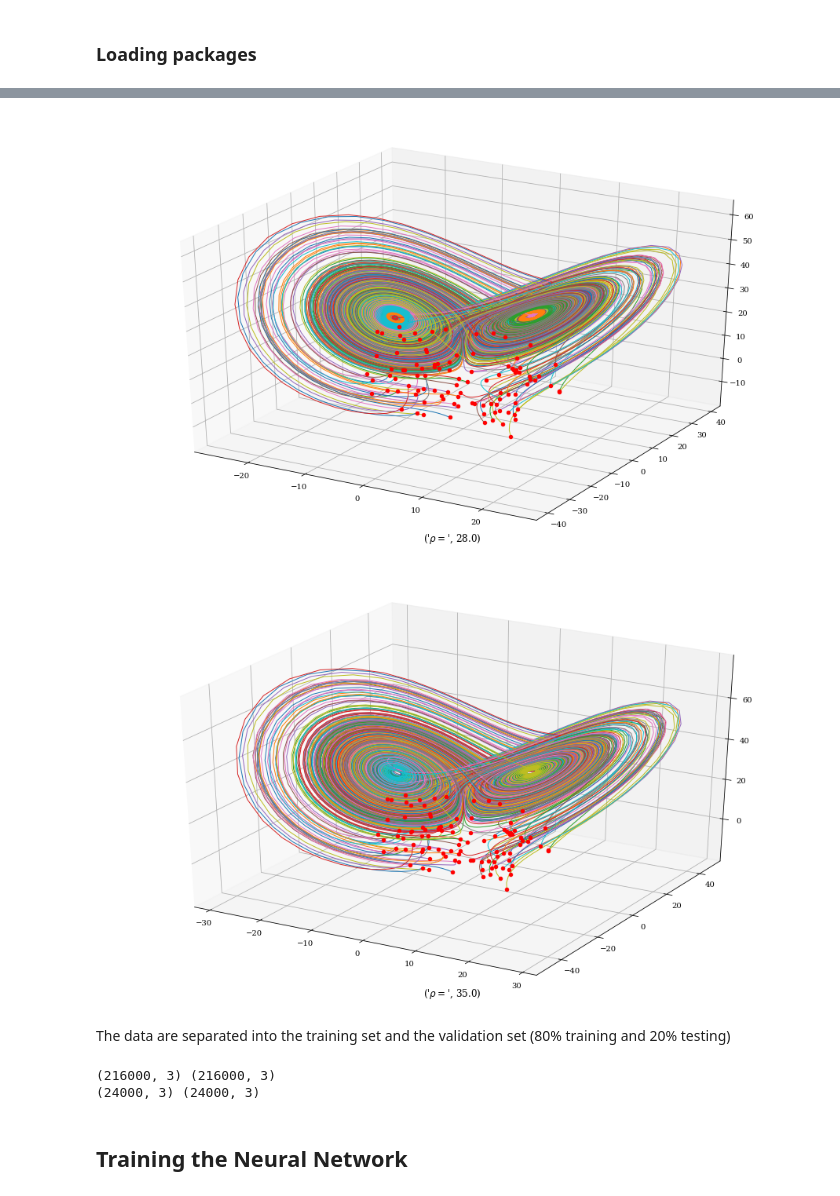
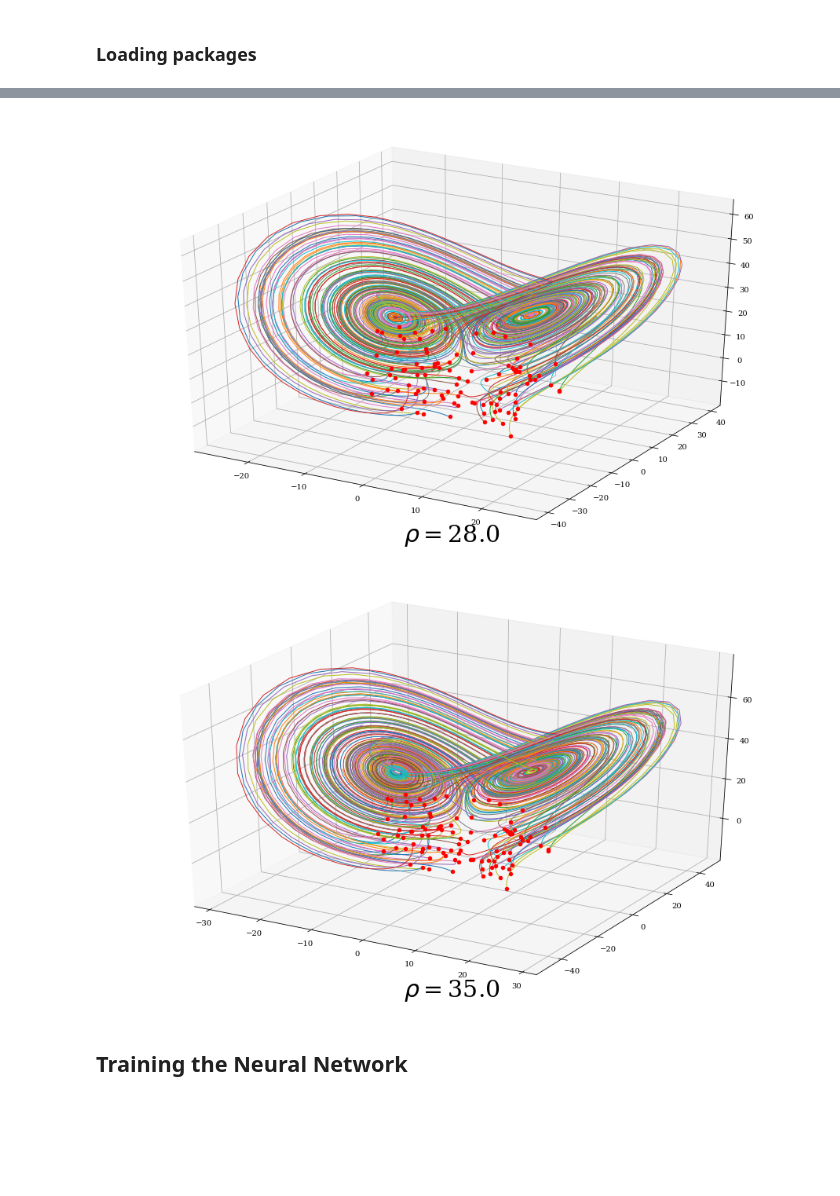
Before and after one commit to Steriva/MfM_Assignment, a Jupyter notebook: exe02d_NN_Lorenz.ipynb, the cells around one changed output, grey strips where cells are left out. Drawn from its saved outputs; the diff is of its cells as text; code cells hidden in the pictures; blank space fills up the shorter version.

```diff
--- a/exe02d_NN_Lorenz.ipynb
+++ b/exe02d_NN_Lorenz.ipynb
@@ -36,7 +36,7 @@ plt.rcParams.update({
   "text.usetex": False,
   "font.family": "serif"
 })
-# rcParams['text.latex.preamble'] = [r'\usepackage{amsmath}']
+rcParams['text.latex.preamble'] = [r'\usepackage{amsmath}']
 # %% [markdown]
 # Neural Network for the Lorenz equation
 At first let us present the Lorenz equations
@@ -65,8 +65,8 @@ The input/output training data are stored in a matrix solution, whose dimensions
 # %%
 ## Generating the Lorenz System training data
 
-dt = 0.01
-T = 8
+dt = 0.01 # to lower computational cost
+T = 2
 t = np.arange(0, T+dt, dt)
 
 beta = 8/3
@@ -97,5 +97,5 @@ for rho_j in range(len(rhoVec)):
     x, y, z = x_t[j,:,:].T
     ax.plot(x, y, z,linewidth=1)
     ax.scatter(x0[j,0],x0[j,1],x0[j,2],color='r')
-    plt.title( ('$\rho = $', rho) )
+    plt.title( r'$\rho = $' + str(rho), fontsize = 30 )
 # %% [output]
@@ -103,14 +103,5 @@ for rho_j in range(len(rhoVec)):
-[figure, old version]
+[figure, new version]
-[figure, old version]
+[figure, new version]
-# %% [markdown]
-The data are separated into the training set and the validation set (80% training and 20% testing)
-# %%
-X_train, X_test, Y_train, Y_test = train_test_split(nn_input, nn_output, test_size = 0.1)
-print(X_train.shape, Y_train.shape)
-print(X_test.shape, Y_test.shape)
-# %% [output]
-(216000, 3) (216000, 3)
-(24000, 3) (24000, 3)
 # %% [markdown]
 ## Training the Neural Network
 # %% [markdown]
```
Also changed, not shown: parts of 13 cells of this notebook.
